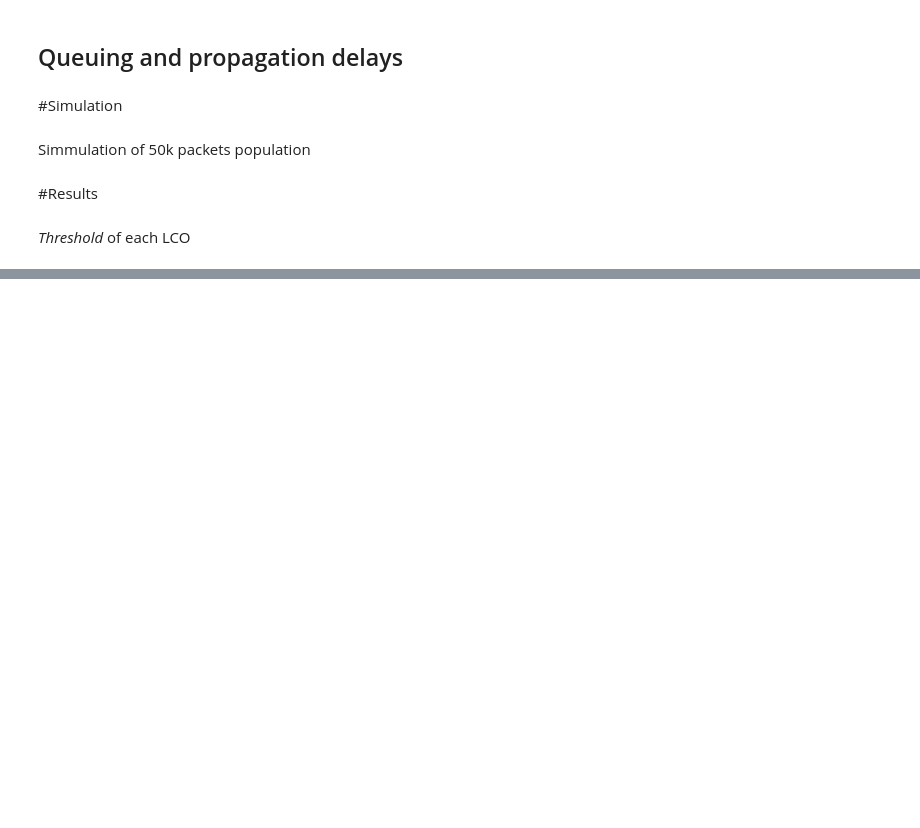
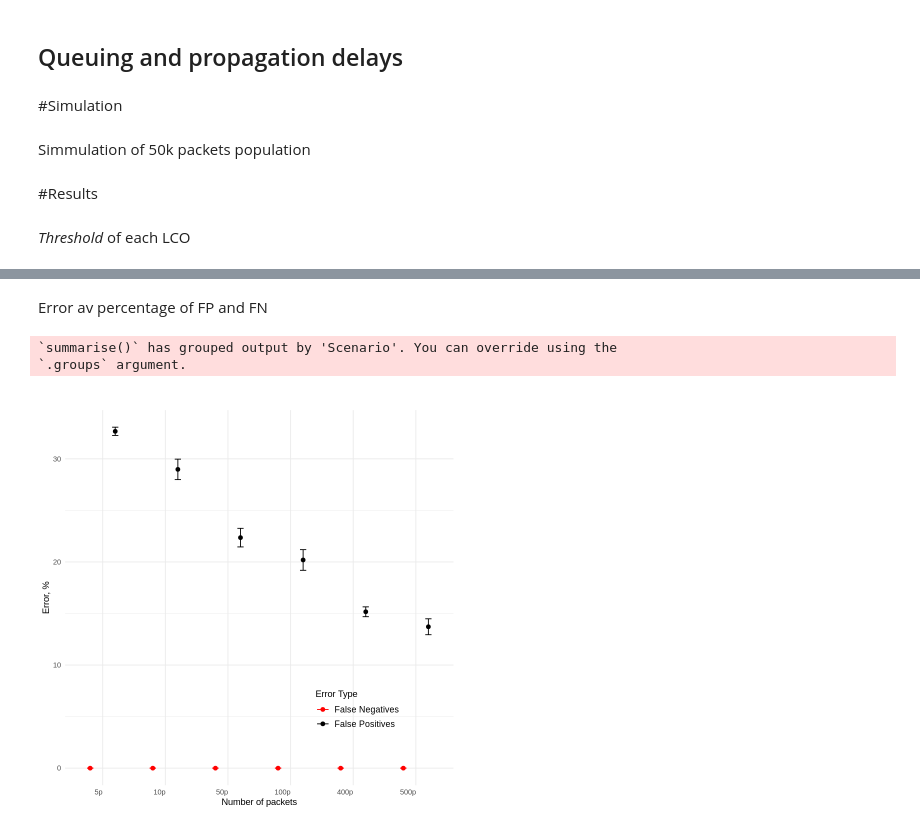
Before and after one commit to NataliaBlueCloud/Inband_telemetry_design, a Jupyter notebook: Cochrams_ofc_example_Milano.ipynb, the cells around one changed output, grey strips where cells are left out. Saved outputs shown, nothing was run; the diff lists cells and outputs as text; code cells hidden in the pictures; blank space fills up the shorter version.

```diff
--- a/Cochrams_ofc_example_Milano.ipynb
+++ b/Cochrams_ofc_example_Milano.ipynb
@@ -376,11 +242,0 @@ Sample size - 452 packets
-# %%
-
-data=data.frame(perc_decision = c(perc_correct_decision_452p, 100 - perc_correct_decision_452p),
-                LCOs_nodes <- c(paste0("node", LCOs), paste0("node", LCOs)),
-                percent = c(rep("P_corr",length(perc_correct_decision_452p)),rep("P_error",length(perc_correct_decision_452p)) ))
-ggplot(data, aes(x=LCOs_nodes, y=perc_decision, fill=percent)) +
-  geom_bar(stat="identity") +
-  theme(axis.text.x = element_text(angle = 90, vjust = 0.5, hjust=1)) +
-  xlab("LCOs nodes") +
-  ylab("P, %") +
-  scale_fill_discrete(name = "")
@@ -388,0 +407,39 @@ ggplot(data, aes(x=LCOs_nodes, y=perc_decision, fill=percent)) +
+# %% [markdown]
+Error av percentage of FP and FN
+# %%
+# Combine data into a single data frame
+vect_err <- c("5p", "10p", "50p", "100p", "400p","500p" )
+df <- data.frame(
+  Scenario = rep(vect_err, each = 2*n_exp),
+  ErrorType = rep(rep(c("False Positives", "False Negatives"), each = n_exp), times = 6),
+  Percentage = c(percentage_FP_5p, percentage_FN_5p, percentage_FP_10p, percentage_FN_10p,
+                 percentage_FP_50p, percentage_FN_50p, percentage_FP_100p, percentage_FN_100p,
+                 percentage_FP_400p, percentage_FN_400p,
+                 percentage_FP_500p, percentage_FN_500p)
+)
+
+# Calculate mean and standard deviation
+summary_data <- df %>%
+  group_by(Scenario, ErrorType) %>%
+  summarize(Mean = mean(Percentage), SD = sd(Percentage))
+
+summary_data$Scenario <- factor(summary_data$Scenario, levels = vect_err)
+
+ggplot(summary_data, aes(x = Scenario, y = Mean, fill = ErrorType, color = ErrorType)) +
+  geom_point(stat = "identity", position = position_dodge(width = 0.8), size = 2) +
+  geom_errorbar(aes(ymin = Mean - SD, ymax = Mean + SD), position = position_dodge(width = 0.8), width = 0.2) +
+  labs(title = "",
+       y = "Error, %",
+       x = "Number of packets",
+       fill = "Error Type",
+       color = "Error Type") +
+  scale_fill_manual(values = c("False Positives" = "black", "False Negatives" = "red")) +
+  scale_color_manual(values = c("False Positives" = "black", "False Negatives" = "red")) +
+  scale_x_discrete(labels = vect_err) +  # Change x-axis labels
+  theme_minimal() +
+  theme(axis.text.x = element_text(hjust = 1),
+        legend.position = c(0.75, 0.2), legend.text = element_text(size = 10.5))
+# %% [output]
+`summarise()` has grouped output by 'Scenario'. You can override using the
+`.groups` argument.
+[figure, added]
```
Also changed, not shown: parts of 50 cells of this notebook.
